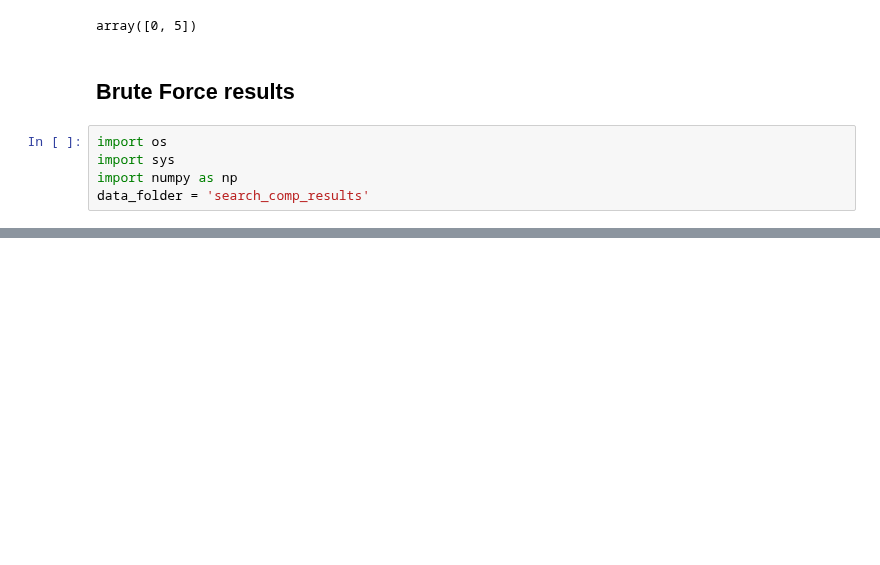
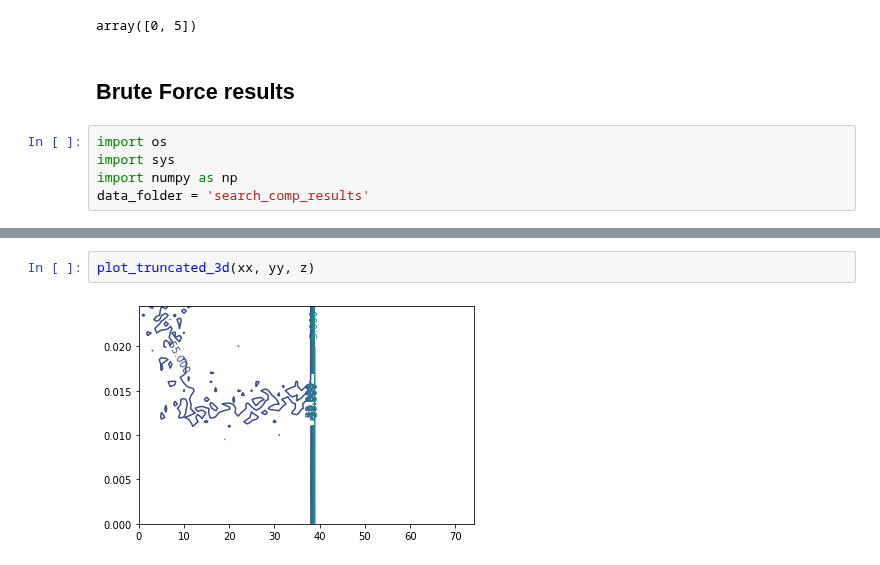
Before and after one commit to majkee15/credit_collections_rl, a Jupyter notebook: Untitled.ipynb, the cells around one changed output, grey strips where cells are left out. Cells and saved outputs as stored; diff of their text form; blank space fills up the shorter version.

```diff
--- a/Untitled.ipynb
+++ b/Untitled.ipynb
@@ -222,0 +260,4 @@ plt.plot(z[:10,0])
+# %%
+plot_truncated_3d(xx, yy, z)
+# %% [output]
+[figure, added]
```
Also changed, not shown: parts of 16 cells of this notebook, 2 other files.
